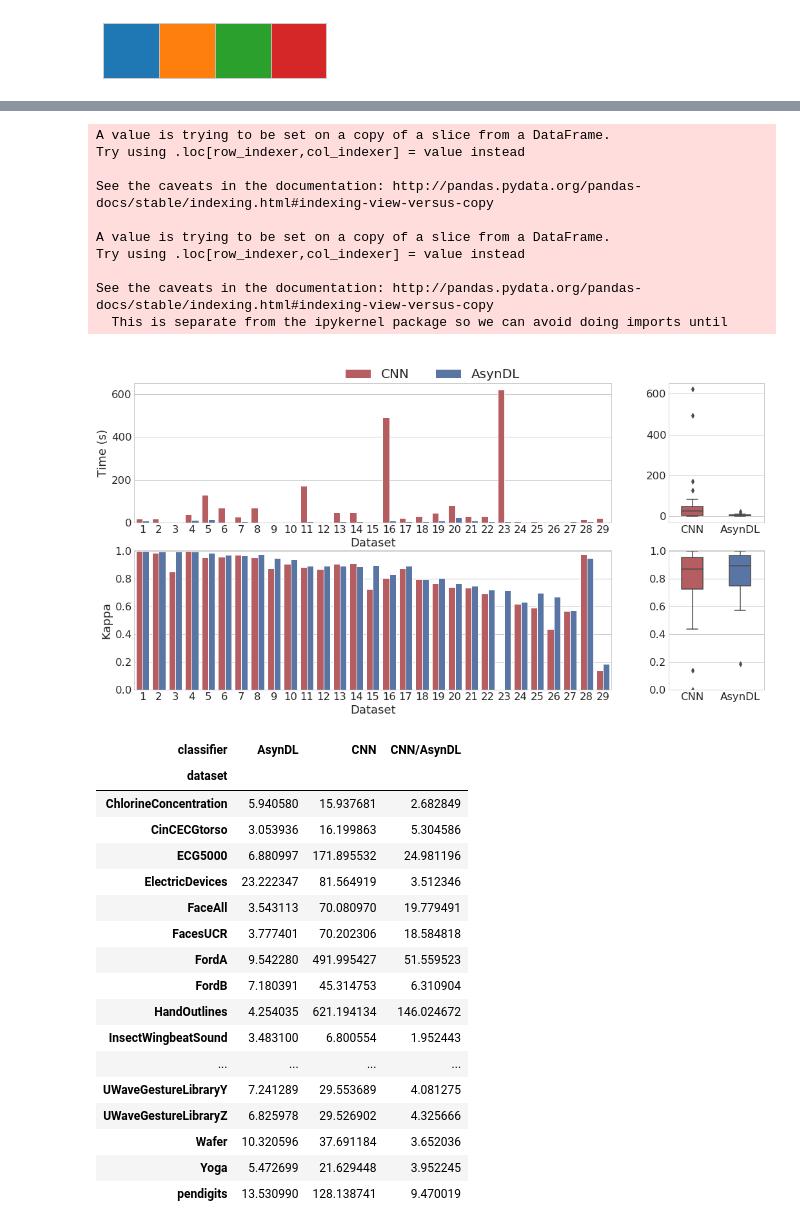
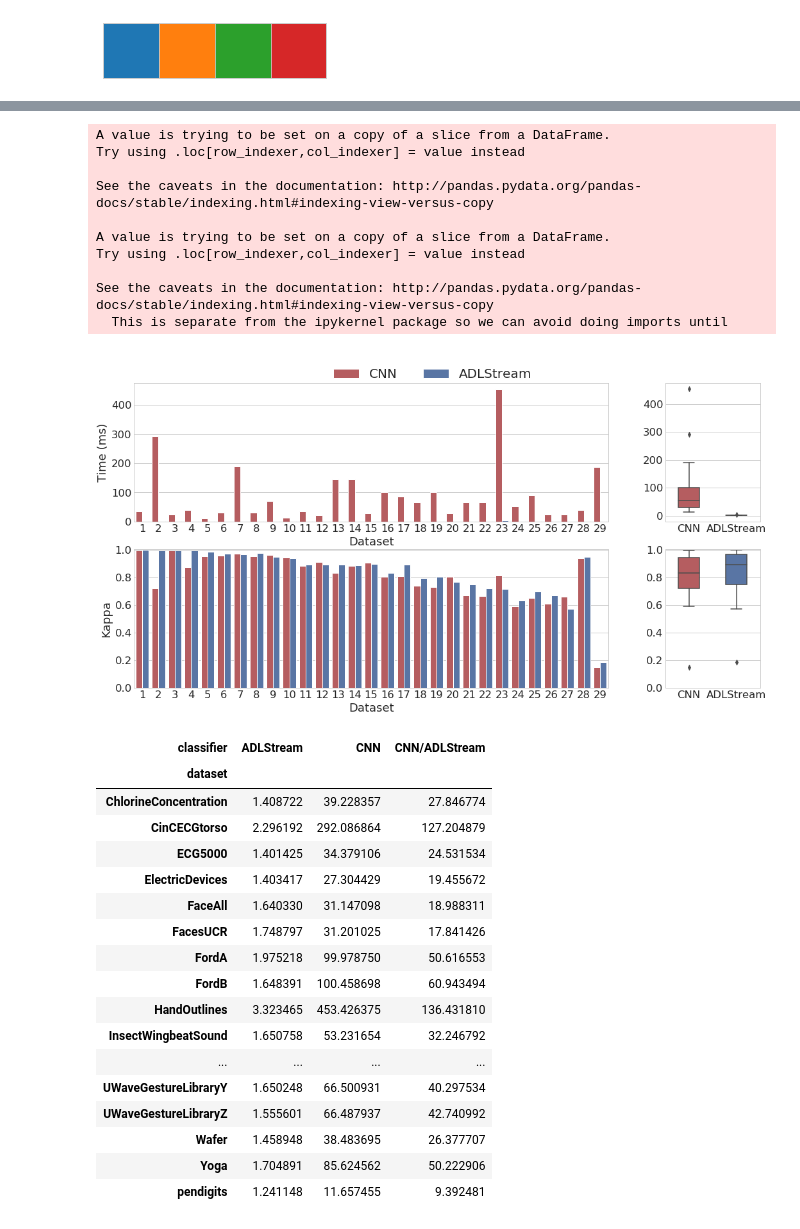
Before and after one commit to pedrolarben/ADLStream, a Jupyter notebook: utils/notebooks/time-plots.ipynb, the cells around one changed output, grey strips where cells are left out. Saved outputs shown, nothing was run; the diff lists cells and outputs as text; code cells hidden in the pictures.

```diff
--- a/utils/notebooks/time-plots.ipynb
+++ b/utils/notebooks/time-plots.ipynb
@@ -16,8 +16,8 @@ You probably need to get an updated matplotlibrc file from
 http://github.com/matplotlib/matplotlib/blob/master/matplotlibrc.template
 or from the matplotlib source distribution
 # %%
-_METRICS_FILE = './files/benchmark_sensitivityAnalysis'
-_METRIC = 'total_time'
+_METRICS_FILE = './files/benchmark_sensitivityAnalysis_estafa'
+_METRIC = 'timeperinstance'
 _CLASSIFIER = 'keras_parallel_keras_parallel_3_Dilated_Conv_pooling_60x90'
 
 datasets_to_remove = ['bankmarketingnorm', 'airlinesnorm']
@@ -69,7 +69,7 @@ metrics = metrics[metrics.dataset.isin(list(datasets_dict.keys()))]
 
 
 metrics['instancespersecond'] = metrics['instances']/metrics['total_time']
-metrics['timeperinstance'] = metrics['total_time']/metrics['instances']
+metrics['timeperinstance'] = metrics['total_time']/metrics['instances']*1000
 metrics['minutes'] = metrics['total_time']/60
 
 metrics_table_full_kappa = metrics.pivot(index='dataset',columns='classifier')['kappa']
@@ -167,7 +170,7 @@ metrics_table
 # %%
 classifier_labels_full = {
     'keras_3_Dilated_Conv': 'CNN',
-    'keras_parallel_keras_parallel_3_Dilated_Conv_pooling_60x90':'AsynDL',
+    'keras_parallel_keras_parallel_3_Dilated_Conv_pooling_60x90':'ADLStream',
     'sklearn_MLPClassifier':'MLP',
     'MOA_NaiveBayes':'NB',
     'MOA_SingleClassifierDrift':'SCD',
@@ -357,7 +360,7 @@ metrics_aux = metrics_aux.sort_values('dataset_n')
 with plt.style.context('seaborn-whitegrid'):
     fig, ax = plt.subplots(2,2,figsize=(17.5,8.75), gridspec_kw = {'width_ratios':[5, 1]})
     sns.barplot(data=metrics_aux,  ax=ax[0][0], x='dataset_n', y=_METRIC, hue='classifier', palette=pal)
-    ax[0][0].set_ylabel('Time (s)')
+    ax[0][0].set_ylabel('Time (ms)')
     ax[0][0].set_xlabel('Dataset')
     #ax[0][0].set_ylim((0,700))
 
@@ -393,28 +396,28 @@ Try using .loc[row_indexer,col_indexer] = value instead
 
 See the caveats in the documentation: http://pandas.pydata.org/pandas-docs/stable/indexing.html#indexing-view-versus-copy
   This is separate from the ipykernel package so we can avoid doing imports until
-[figure, old version]
+[figure, new version]
 # %%
 metrics_aux_table = metrics_aux.pivot(index='dataset', columns='classifier', values=_METRIC)
-metrics_aux_table['CNN/AsynDL'] = metrics_aux_table['CNN'] / metrics_aux_table['AsynDL']
+metrics_aux_table['CNN/ADLStream'] = metrics_aux_table['CNN'] / metrics_aux_table['ADLStream']
 metrics_aux_table
 # %% [output]
-| classifier | AsynDL | CNN | CNN/AsynDL |
+| classifier | ADLStream | CNN | CNN/ADLStream |
 | dataset |  |  |  |
-| ChlorineConcentration | 5.940580 | 15.937681 | 2.682849 |
-| CinCECGtorso | 3.053936 | 16.199863 | 5.304586 |
-| ECG5000 | 6.880997 | 171.895532 | 24.981196 |
-| ElectricDevices | 23.222347 | 81.564919 | 3.512346 |
-| FaceAll | 3.543113 | 70.080970 | 19.779491 |
-| FacesUCR | 3.777401 | 70.202306 | 18.584818 |
-| FordA | 9.542280 | 491.995427 | 51.559523 |
-| FordB | 7.180391 | 45.314753 | 6.310904 |
-| HandOutlines | 4.254035 | 621.194134 | 146.024672 |
-| InsectWingbeatSound | 3.483100 | 6.800554 | 1.952443 |
+| ChlorineConcentration | 1.408722 | 39.228357 | 27.846774 |
+| CinCECGtorso | 2.296192 | 292.086864 | 127.204879 |
+| ECG5000 | 1.401425 | 34.379106 | 24.531534 |
+| ElectricDevices | 1.403417 | 27.304429 | 19.455672 |
+| FaceAll | 1.640330 | 31.147098 | 18.988311 |
+| FacesUCR | 1.748797 | 31.201025 | 17.841426 |
+| FordA | 1.975218 | 99.978750 | 50.616553 |
+| FordB | 1.648391 | 100.458698 | 60.943494 |
+| HandOutlines | 3.323465 | 453.426375 | 136.431810 |
+| InsectWingbeatSound | 1.650758 | 53.231654 | 32.246792 |
 | ... | ... | ... | ... |
-| UWaveGestureLibraryY | 7.241289 | 29.553689 | 4.081275 |
-| UWaveGestureLibraryZ | 6.825978 | 29.526902 | 4.325666 |
-| Wafer | 10.320596 | 37.691184 | 3.652036 |
-| Yoga | 5.472699 | 21.629448 | 3.952245 |
-| pendigits | 13.530990 | 128.138741 | 9.470019 |
+| UWaveGestureLibraryY | 1.650248 | 66.500931 | 40.297534 |
+| UWaveGestureLibraryZ | 1.555601 | 66.487937 | 42.740992 |
+| Wafer | 1.458948 | 38.483695 | 26.377707 |
+| Yoga | 1.704891 | 85.624562 | 50.222906 |
+| pendigits | 1.241148 | 11.657455 | 9.392481 |
 # %%
```
Also changed, not shown: parts of 8 cells of this notebook.
